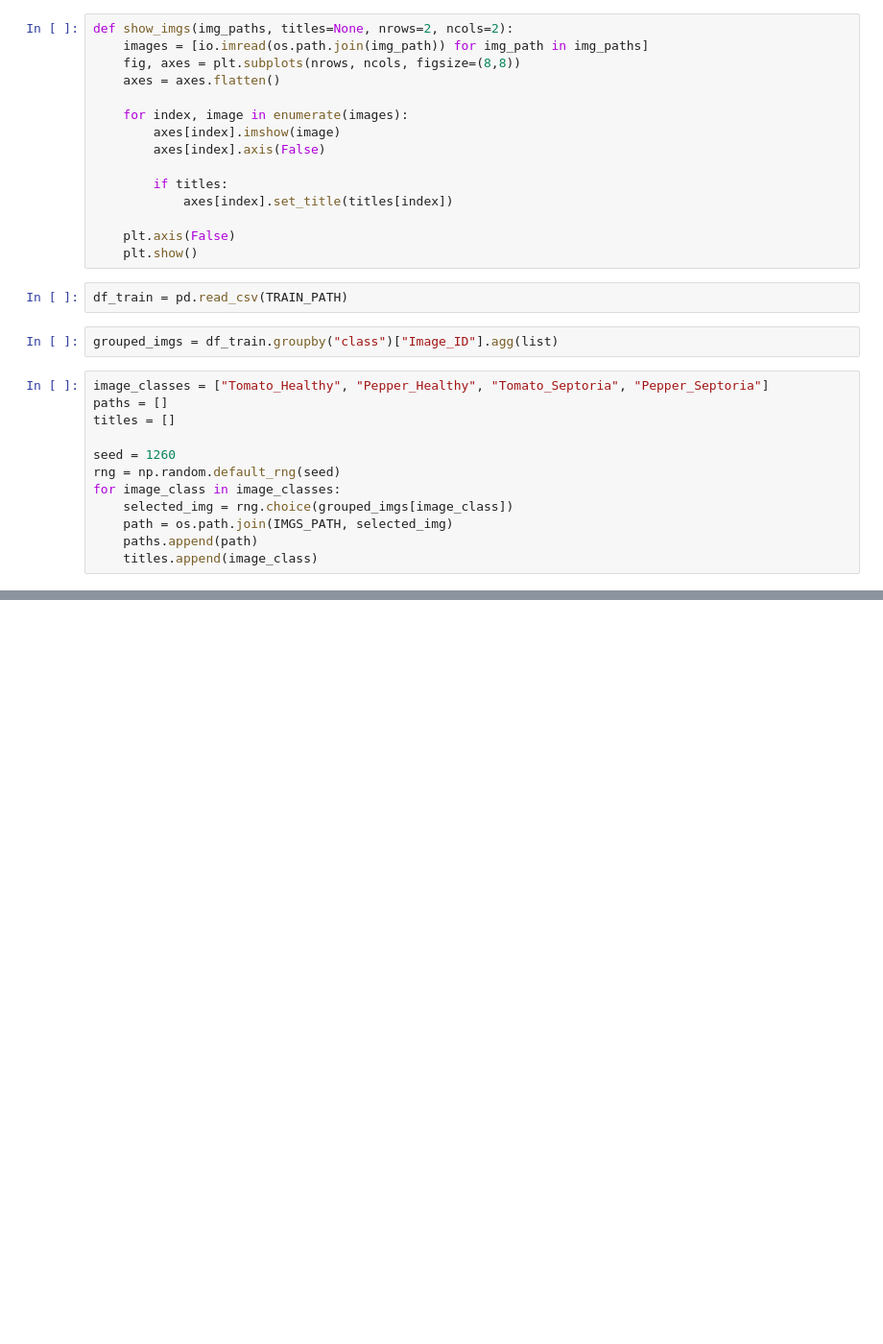
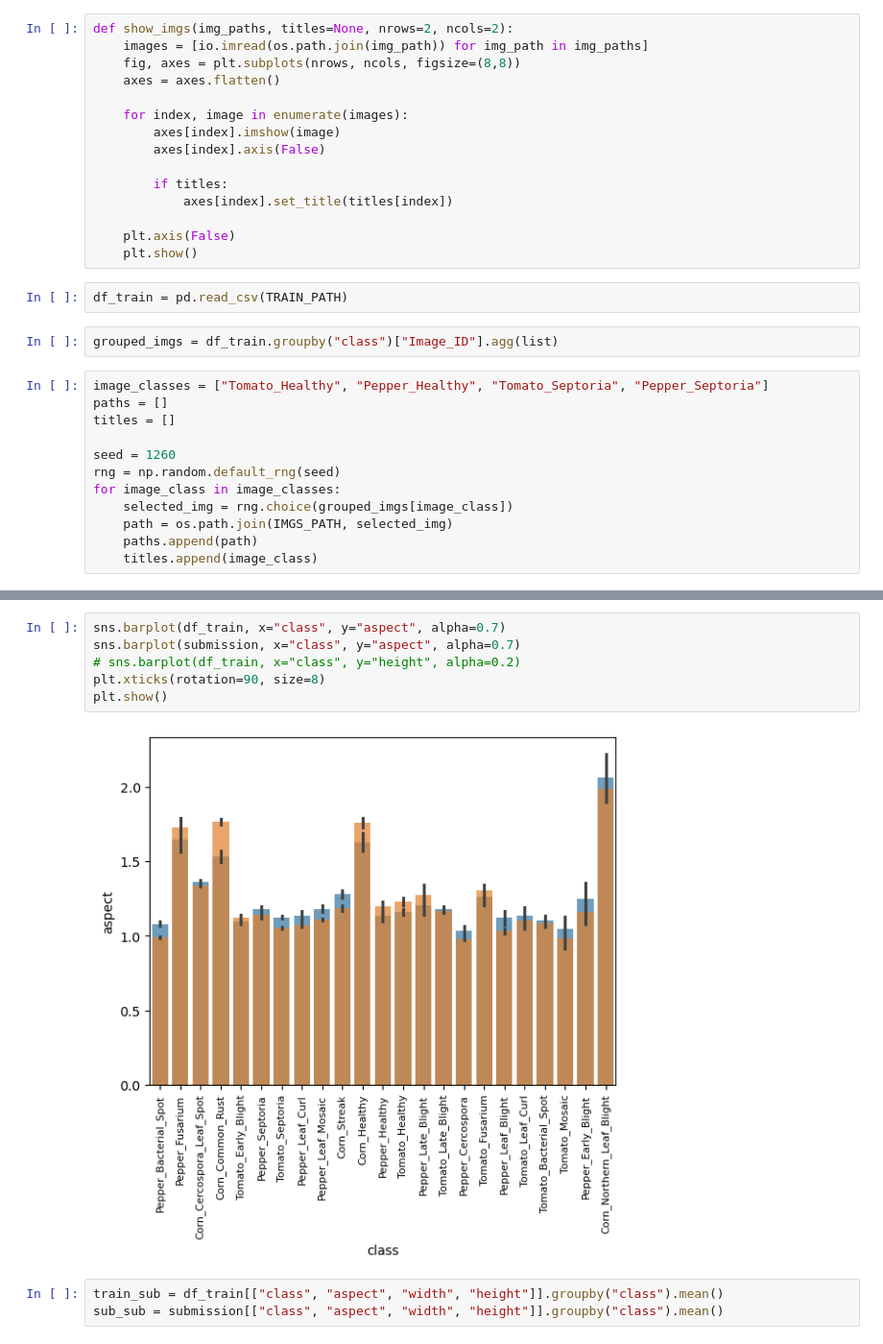
Before and after one commit to e-hokage777/Crop_Disease_Detection, a Jupyter notebook: notebooks/EDA.ipynb, the cells around one changed output, grey strips where cells are left out. Shown at 96% size. Saved outputs shown, nothing was run; the diff lists cells and outputs as text; blank space fills up the shorter version.

```diff
--- a/notebooks/EDA.ipynb
+++ b/notebooks/EDA.ipynb
@@ -424,0 +595,11 @@ show_imgs(paths, titles=titles)
+# %%
+sns.barplot(df_train, x="class", y="aspect", alpha=0.7)
+sns.barplot(submission, x="class", y="aspect", alpha=0.7)
+# sns.barplot(df_train, x="class", y="height", alpha=0.2)
+plt.xticks(rotation=90, size=8)
+plt.show()
+# %% [output]
+[figure, added]
+# %%
+train_sub = df_train[["class", "aspect", "width", "height"]].groupby("class").mean()
+sub_sub = submission[["class", "aspect", "width", "height"]].groupby("class").mean()
```
Also changed, not shown: parts of 49 cells of this notebook, 19 other files.
